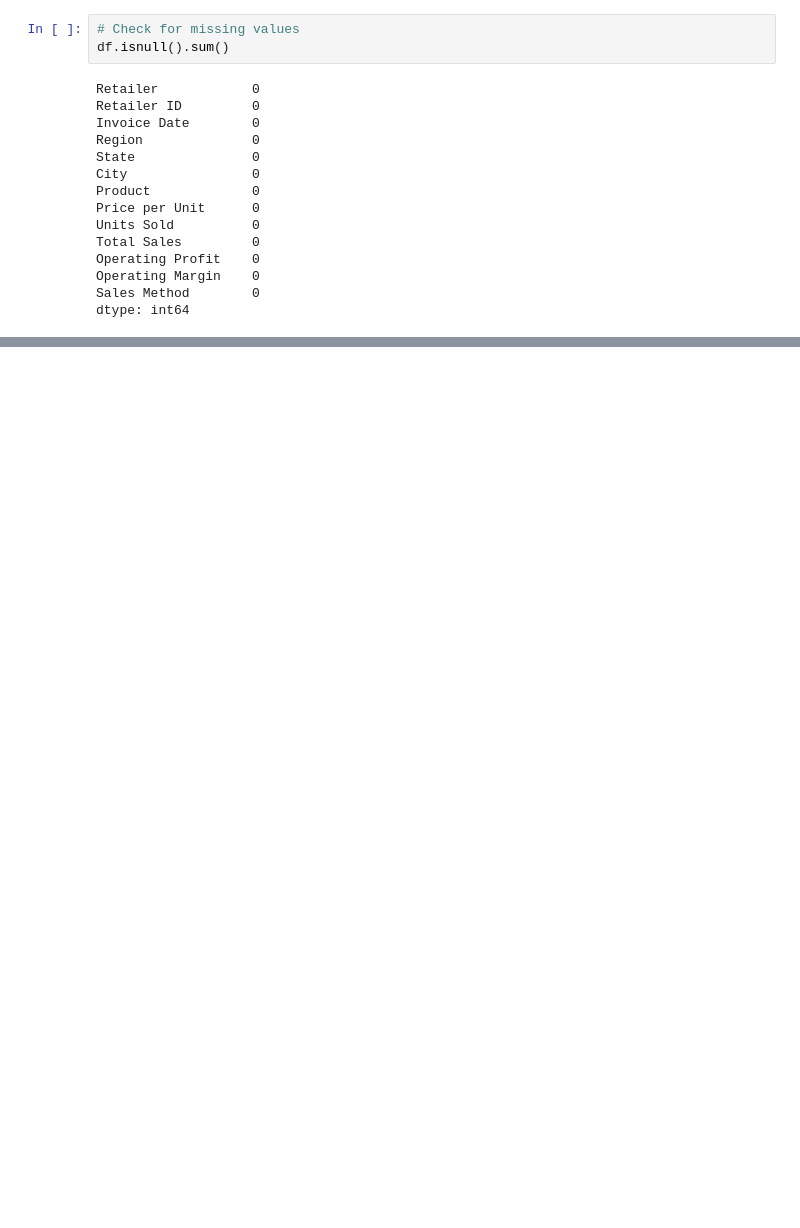
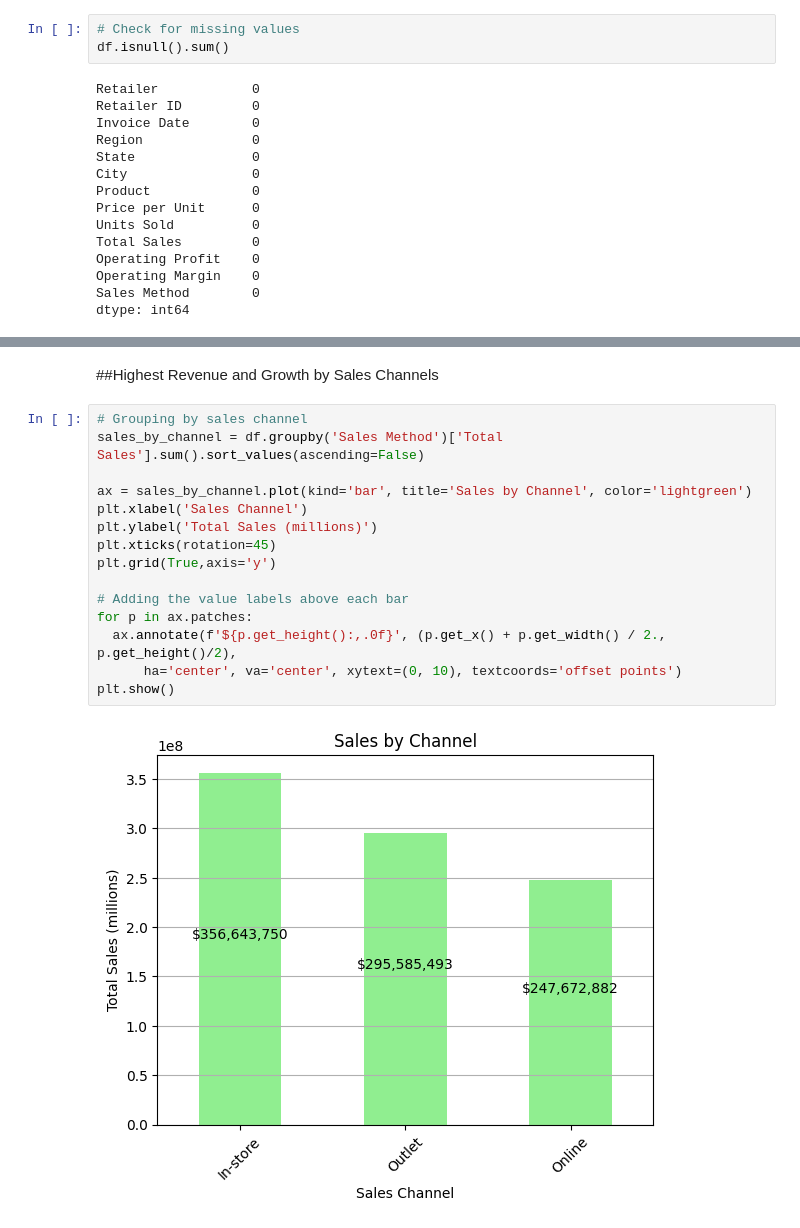
Before and after one commit to Nazneen-akram/coursera-rep, a Jupyter notebook: adidas_EDA.ipynb, the cells around one changed output, grey strips where cells are left out. Saved outputs shown, nothing was run; the diff lists cells and outputs as text; blank space fills up the shorter version.

```diff
--- a/adidas_EDA.ipynb
+++ b/adidas_EDA.ipynb
@@ -61,0 +138,19 @@ dtype: int64
+# %% [markdown]
+##Highest Revenue and Growth by Sales Channels
+# %%
+# Grouping by sales channel
+sales_by_channel = df.groupby('Sales Method')['Total Sales'].sum().sort_values(ascending=False)
+
+ax = sales_by_channel.plot(kind='bar', title='Sales by Channel', color='lightgreen')
+plt.xlabel('Sales Channel')
+plt.ylabel('Total Sales (millions)')
+plt.xticks(rotation=45)
+plt.grid(True,axis='y')
+
+# Adding the value labels above each bar
+for p in ax.patches:
+  ax.annotate(f'${p.get_height():,.0f}', (p.get_x() + p.get_width() / 2., p.get_height()/2),
+      ha='center', va='center', xytext=(0, 10), textcoords='offset points')
+plt.show()
+# %% [output]
+[figure, added]
```
Also changed, not shown: parts of 15 cells of this notebook.
